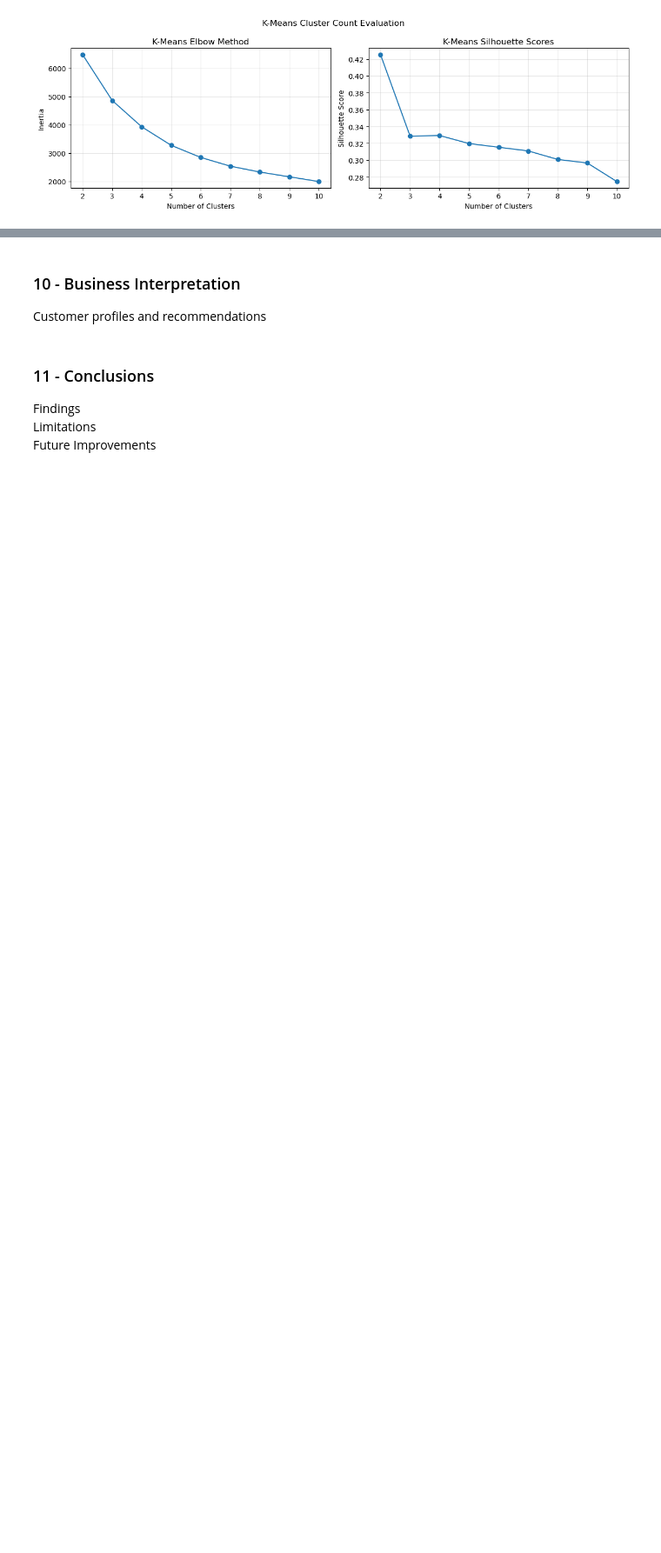
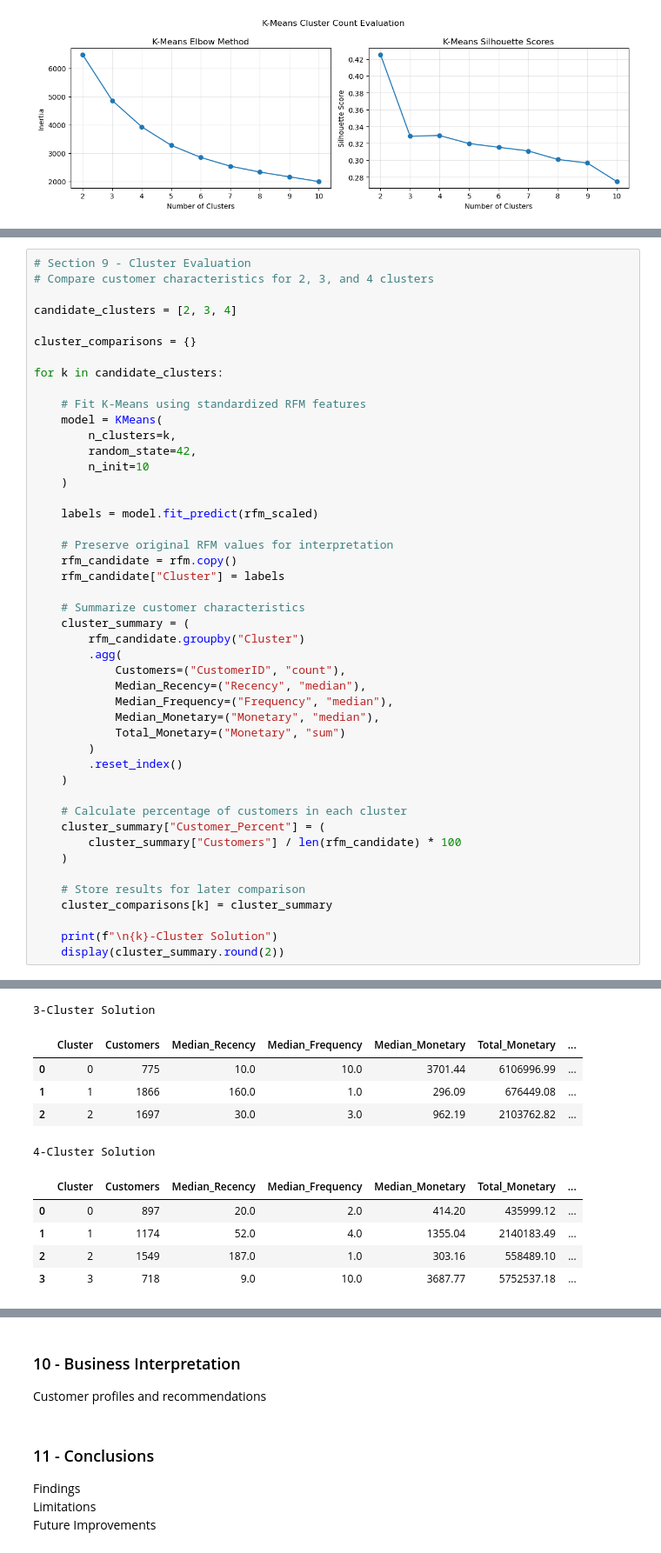
Before and after one commit to ferrillt/Customer-Segmentation-Clustering, a Jupyter notebook: notebooks/Customer_Segmentation_Clustering.ipynb, the cells around one changed output, grey strips where cells are left out. Shown at 87% size. Drawn from its saved outputs; the diff is of its cells as text; blank space fills up the shorter version.

```diff
--- a/notebooks/Customer_Segmentation_Clustering.ipynb
+++ b/notebooks/Customer_Segmentation_Clustering.ipynb
@@ -904,0 +912,47 @@ Silhouette scores and cluster characteristics
+# %%
+# Section 9 - Cluster Evaluation
+# Compare customer characteristics for 2, 3, and 4 clusters
+
+candidate_clusters = [2, 3, 4]
+
+cluster_comparisons = {}
+
+for k in candidate_clusters:
+
+    # Fit K-Means using standardized RFM features
+    model = KMeans(
+        n_clusters=k,
+        random_state=42,
+        n_init=10
+    )
+
+    labels = model.fit_predict(rfm_scaled)
+
+    # Preserve original RFM values for interpretation
+    rfm_candidate = rfm.copy()
+    rfm_candidate["Cluster"] = labels
+
+    # Summarize customer characteristics
+    cluster_summary = (
+        rfm_candidate.groupby("Cluster")
+        .agg(
+            Customers=("CustomerID", "count"),
+            Median_Recency=("Recency", "median"),
+            Median_Frequency=("Frequency", "median"),
+            Median_Monetary=("Monetary", "median"),
+            Total_Monetary=("Monetary", "sum")
+        )
+        .reset_index()
+    )
+
+    # Calculate percentage of customers in each cluster
+    cluster_summary["Customer_Percent"] = (
+        cluster_summary["Customers"] / len(rfm_candidate) * 100
+    )
+
+    # Store results for later comparison
+    cluster_comparisons[k] = cluster_summary
+
+    print(f"\n{k}-Cluster Solution")
+    display(cluster_summary.round(2))
+# %% [output]
@@ -904,0 +963,11 @@ Silhouette scores and cluster characteristics
+3-Cluster Solution
+|  | Cluster | Customers | Median_Recency | Median_Frequency | Median_Monetary | Total_Monetary | ... |
+| 0 | 0 | 775 | 10.0 | 10.0 | 3701.44 | 6106996.99 | ... |
+| 1 | 1 | 1866 | 160.0 | 1.0 | 296.09 | 676449.08 | ... |
+| 2 | 2 | 1697 | 30.0 | 3.0 | 962.19 | 2103762.82 | ... |
+4-Cluster Solution
+|  | Cluster | Customers | Median_Recency | Median_Frequency | Median_Monetary | Total_Monetary | ... |
+| 0 | 0 | 897 | 20.0 | 2.0 | 414.20 | 435999.12 | ... |
+| 1 | 1 | 1174 | 52.0 | 4.0 | 1355.04 | 2140183.49 | ... |
+| 2 | 2 | 1549 | 187.0 | 1.0 | 303.16 | 558489.10 | ... |
+| 3 | 3 | 718 | 9.0 | 10.0 | 3687.77 | 5752537.18 | ... |
```
Also changed, not shown: parts of 4 cells of this notebook.
